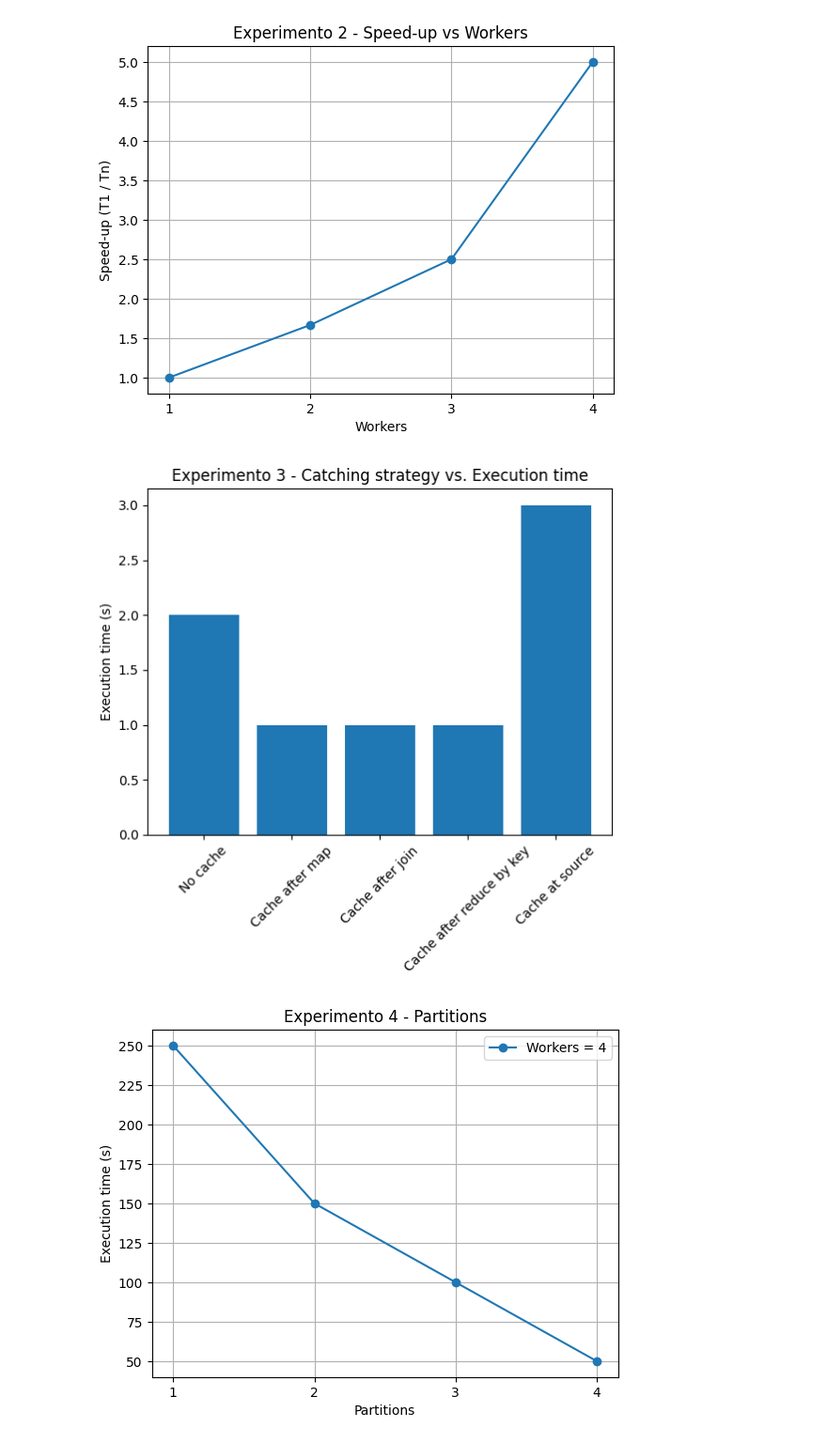
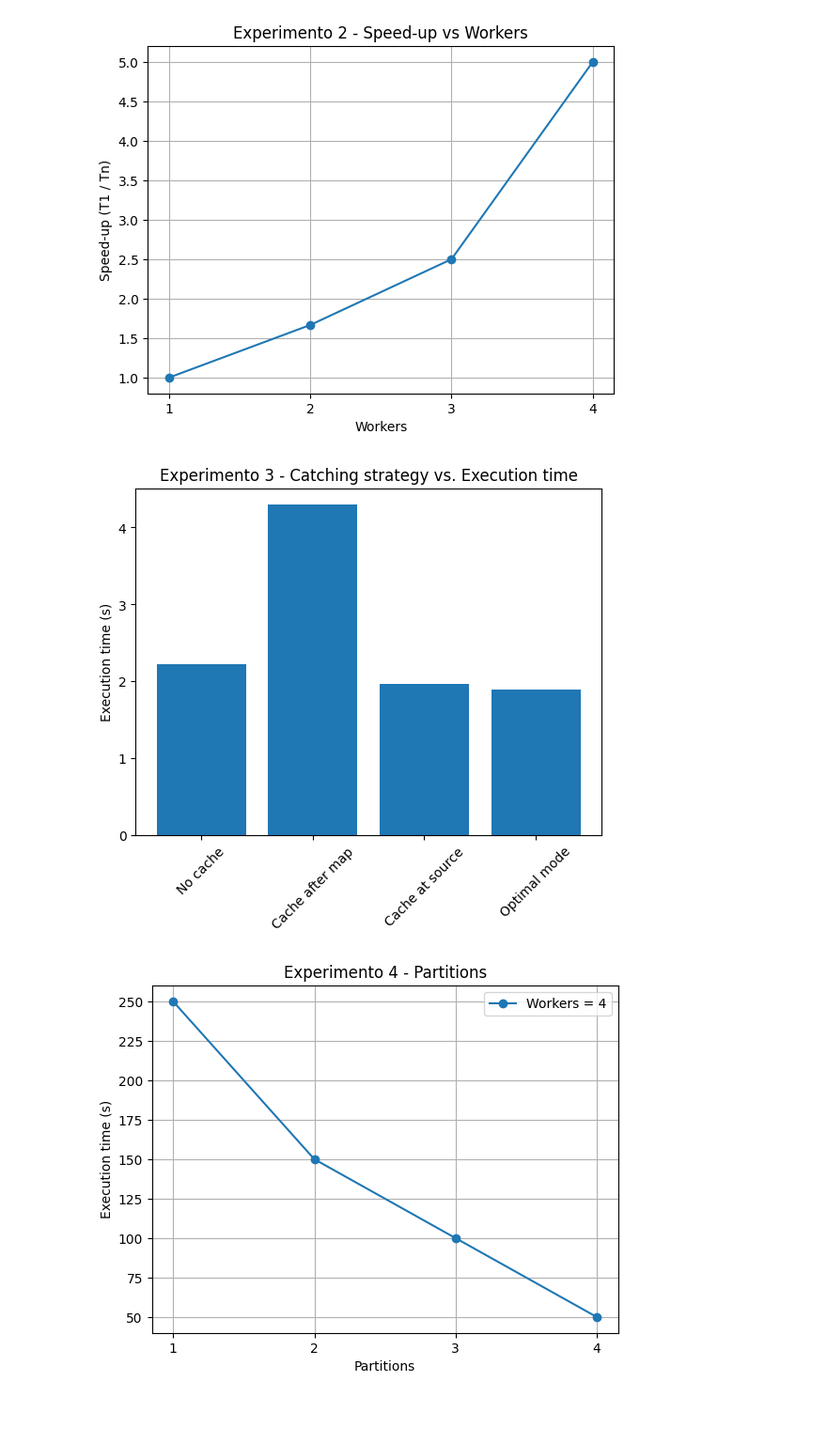
Before and after one commit to Fernandezaginer/MUSSDE_SPAI_P1, a Jupyter notebook: graficos_experimentos.ipynb, the cells around one changed output. Shown at 94% size. Cells and saved outputs as stored; diff of their text form; code cells hidden in the pictures; blank space fills up the shorter version.

```diff
--- a/graficos_experimentos.ipynb
+++ b/graficos_experimentos.ipynb
@@ -79,24 +80,23 @@ plt.show()
 # %%
 # Experimento 3
 
 resultados = {
-  "No cache" : 2,
-  "Cache after map" : 1,
-  "Cache after join" : 1,
-  "Cache after reduce by key" : 1,
-  "Cache at source" : 3
+  "No cache" : run_training()[0],
+  "Cache after map" : run_training(cacheMode="map")[0],
+  "Cache at source" : run_training(cacheMode="source")[0],
+  "Optimal mode" : run_training(cacheMode="opt")[0]
 }
 
 plt.bar(resultados.keys(), resultados.values())
 plt.xticks(rotation=45)
 plt.title('Experimento 3 - Catching strategy vs. Execution time')
 plt.ylabel('Execution time (s)')
 plt.show()
 
 
 # 3.b => (Reptit experimetn 2 with the best caching strategy)
 # %% [output]
-[figure, old version]
+[figure, new version]
 # %%
 # Experimento 4
 N_PARTITIONS = 4
```
Also changed, not shown: parts of 1 cell of this notebook, 1 other file.
